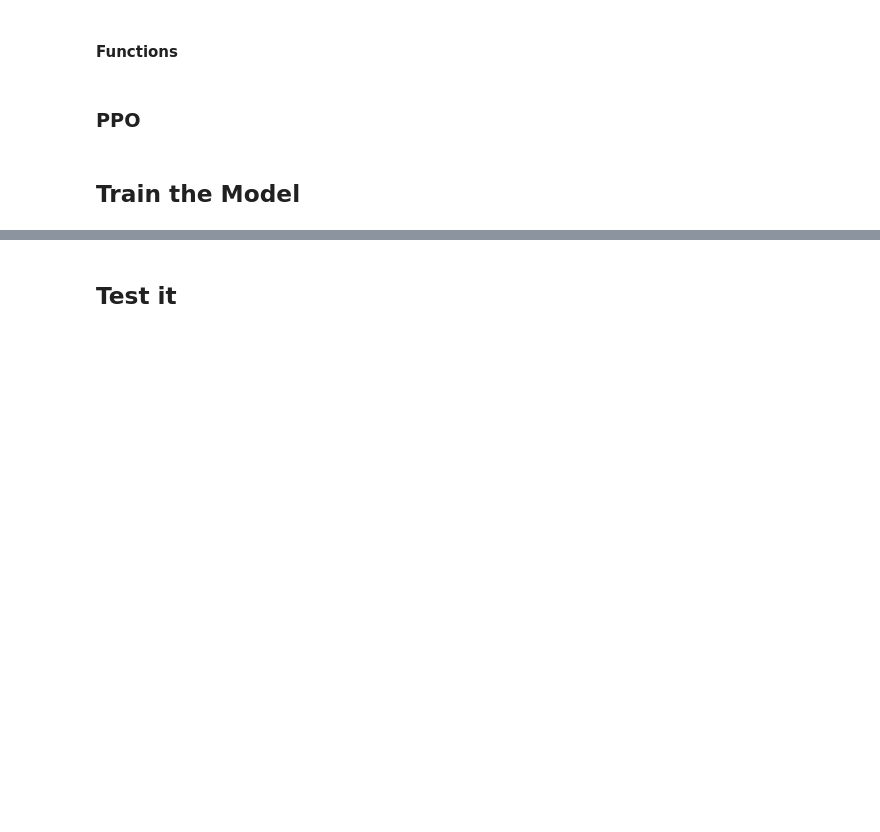
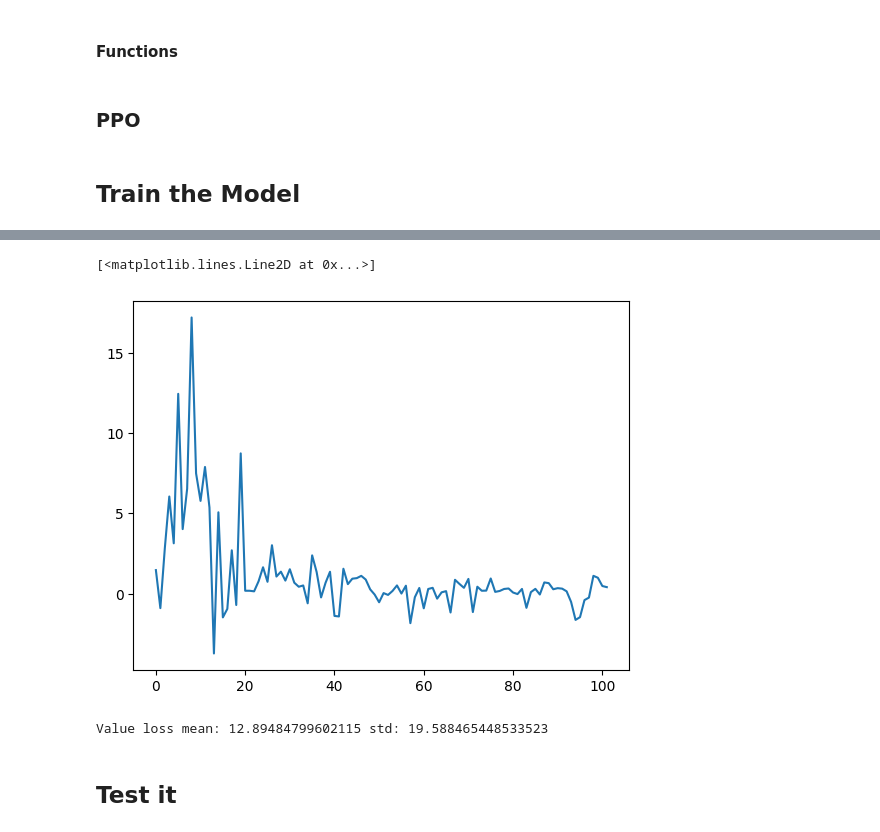
Before and after one commit to tr0fin0/ensta_CSC_52081_EP_project, a Jupyter notebook: src/dev/CSC_52081_EP_PPO.ipynb, the cells around one changed output, grey strips where cells are left out. Saved outputs shown, nothing was run; the diff lists cells and outputs as text; code cells hidden in the pictures; blank space fills up the shorter version.

```diff
--- a/src/dev/CSC_52081_EP_PPO.ipynb
+++ b/src/dev/CSC_52081_EP_PPO.ipynb
@@ -390,3 +422,12 @@ plot_learning_curve(episode_rewards)
+# %%
+plt.plot(episode_policy_losses, label="Policy Loss")
+# %% [output]
+[<matplotlib.lines.Line2D at 0x...>]
+[figure, added]
+# %%
+print("Value loss mean:", np.mean(episode_value_losses), "std:", np.std(episode_value_losses))
+# %% [output]
+Value loss mean: 12.89484799602115 std: 19.588465448533523
 # %% [markdown]
 ## Test it
 # %%
```
Also changed, not shown: parts of 8 cells of this notebook, 7 other files.
